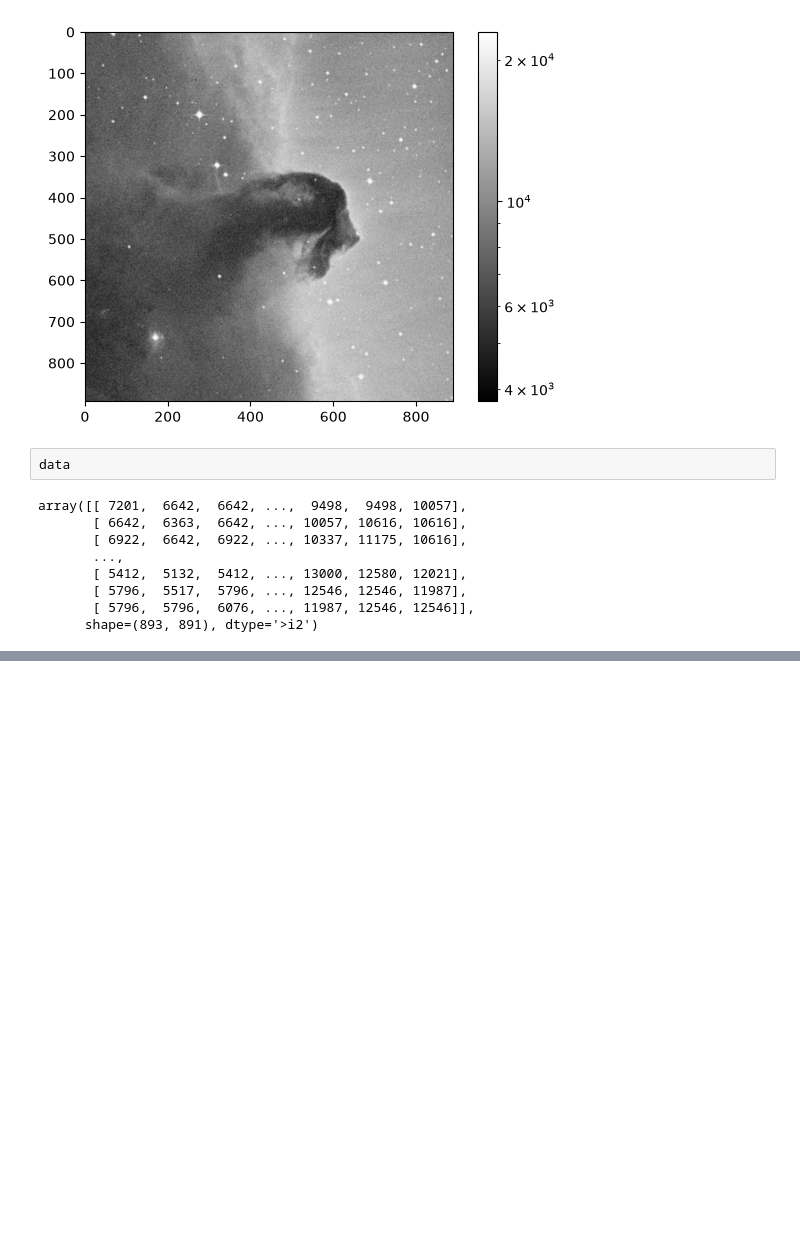
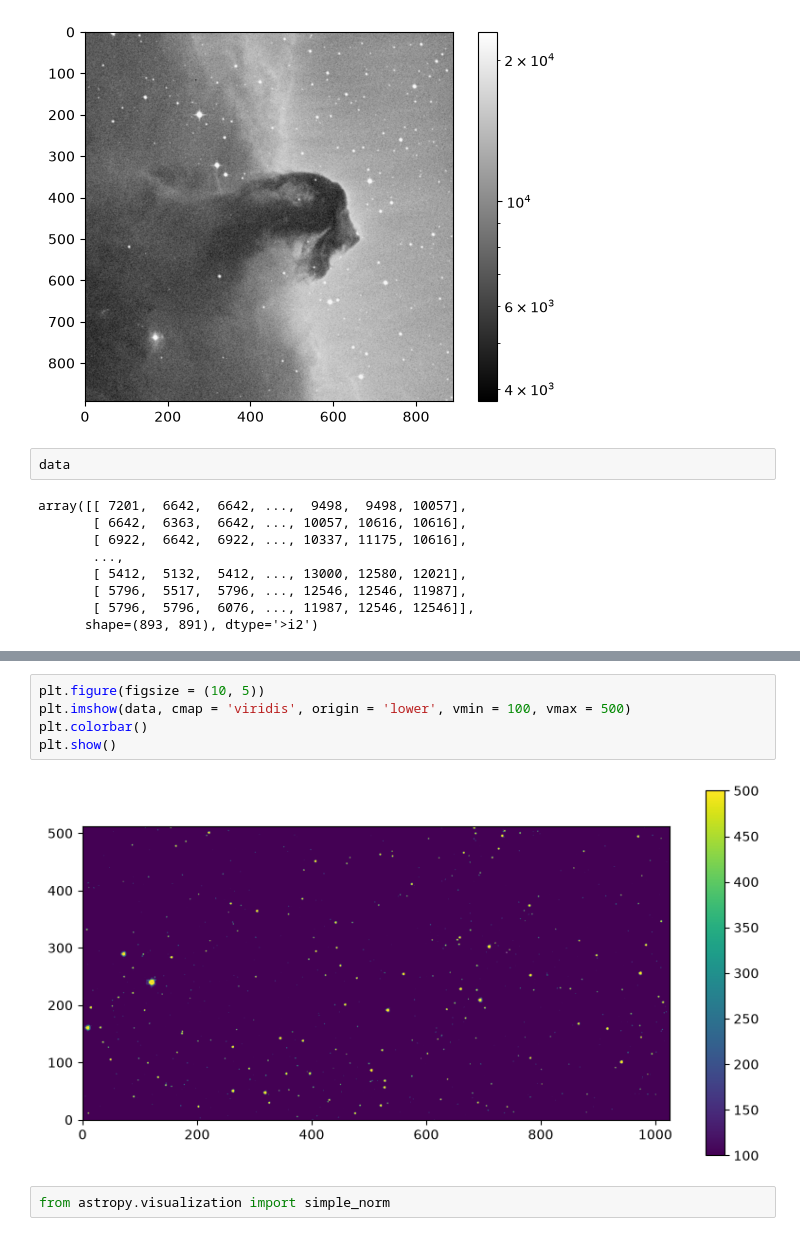
Before and after one commit to evan-ehn/EvanE, a Jupyter notebook: lecturenotes/astropy.ipynb, the cells around one changed output, grey strips where cells are left out. Saved outputs shown, nothing was run; the diff lists cells and outputs as text; blank space fills up the shorter version.

```diff
--- a/lecturenotes/astropy.ipynb
+++ b/lecturenotes/astropy.ipynb
@@ -106,0 +151,9 @@ array([[ 7201,  6642,  6642, ...,  9498,  9498, 10057],
+# %%
+plt.figure(figsize = (10, 5))
+plt.imshow(data, cmap = 'viridis', origin = 'lower', vmin = 100, vmax = 500)
+plt.colorbar()
+plt.show()
+# %% [output]
+[figure, added]
+# %%
+from astropy.visualization import simple_norm
```
Also changed, not shown: parts of 9 cells of this notebook, 1 other file.
